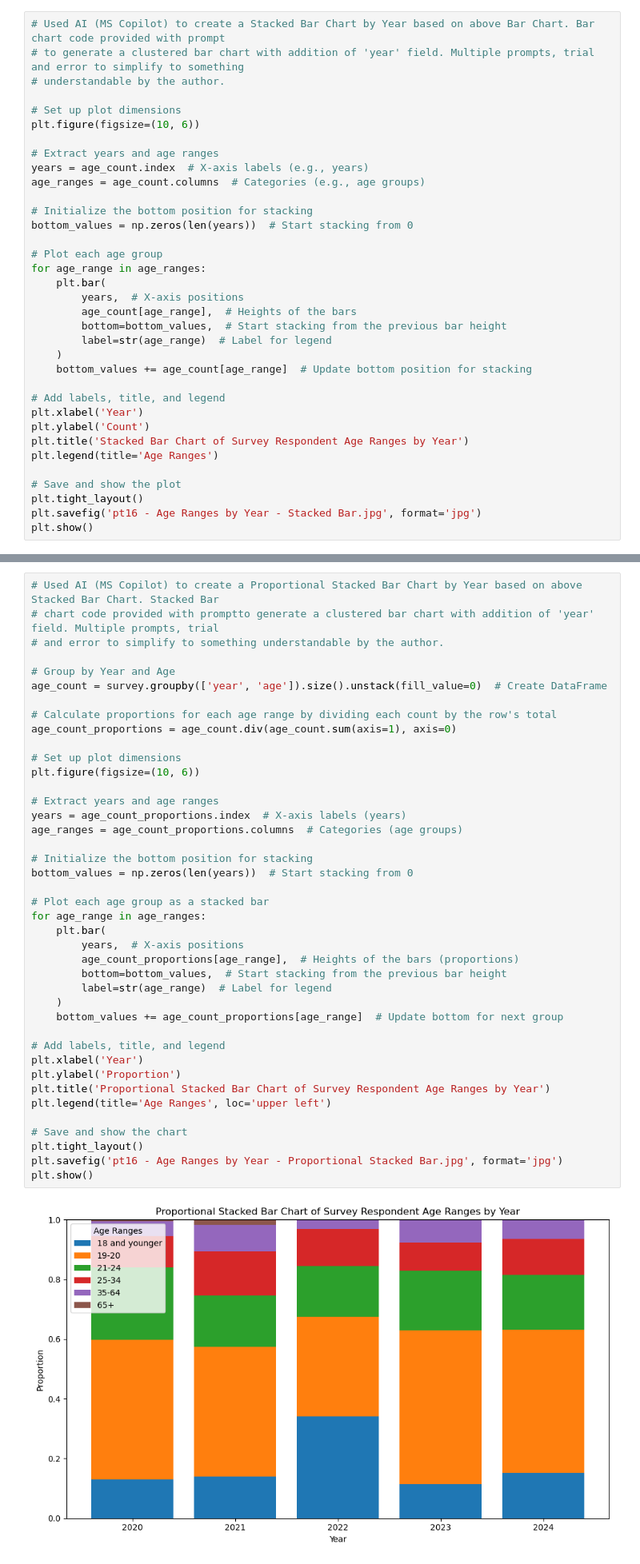
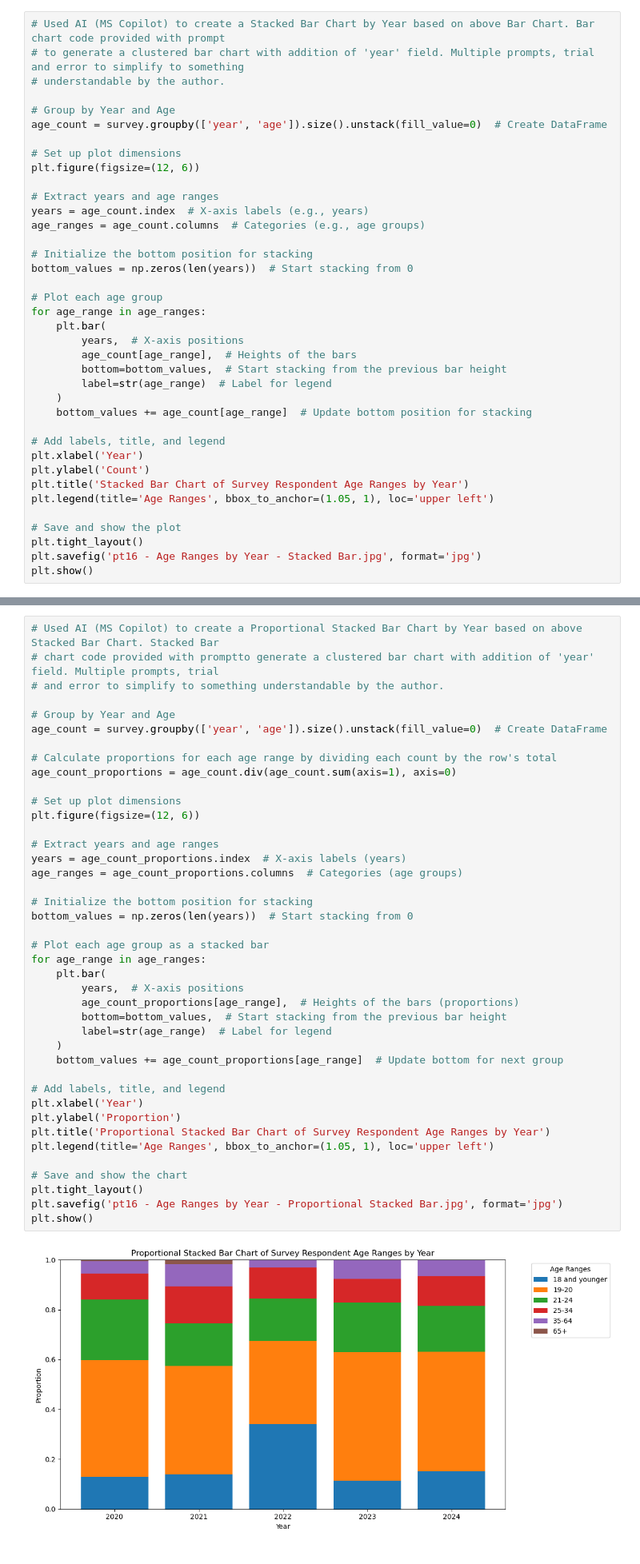
Before and after one commit to FredWagon/Project-1---College-Recruitment-Improvement-Study, a Jupyter notebook: survey.ipynb, the cells around one changed output, grey strips where cells are left out. Shown at 80% size. Drawn from its saved outputs; the diff is of its cells as text.

```diff
--- a/survey.ipynb
+++ b/survey.ipynb
@@ -1983,8 +1981,11 @@ plt.show()
 # to generate a clustered bar chart with addition of 'year' field. Multiple prompts, trial and error to simplify to something
 # understandable by the author.
 
+# Group by Year and Age
+age_count = survey.groupby(['year', 'age']).size().unstack(fill_value=0)  # Create DataFrame
+
 # Set up plot dimensions
-plt.figure(figsize=(10, 6))
+plt.figure(figsize=(12, 6))
 
 # Extract years and age ranges
 years = age_count.index  # X-axis labels (e.g., years)
@@ -2007,7 +2008,7 @@ for age_range in age_ranges:
 plt.xlabel('Year')
 plt.ylabel('Count')
 plt.title('Stacked Bar Chart of Survey Respondent Age Ranges by Year')
-plt.legend(title='Age Ranges')
+plt.legend(title='Age Ranges', bbox_to_anchor=(1.05, 1), loc='upper left')
 
 # Save and show the plot
 plt.tight_layout()
@@ -2029,37 +2030,37 @@ age_count = survey.groupby(['year', 'age']).size().unstack(fill_value=0)  # Crea
 age_count_proportions = age_count.div(age_count.sum(axis=1), axis=0)
 
 # Set up plot dimensions
-plt.figure(figsize=(10, 6))
+plt.figure(figsize=(12, 6))
 
 # Extract years and age ranges
 years = age_count_proportions.index  # X-axis labels (years)
 age_ranges = age_count_proportions.columns  # Categories (age groups)
 
 # Initialize the bottom position for stacking
 bottom_values = np.zeros(len(years))  # Start stacking from 0
 
 # Plot each age group as a stacked bar
 for age_range in age_ranges:
     plt.bar(
         years,  # X-axis positions
         age_count_proportions[age_range],  # Heights of the bars (proportions)
         bottom=bottom_values,  # Start stacking from the previous bar height
         label=str(age_range)  # Label for legend
     )
     bottom_values += age_count_proportions[age_range]  # Update bottom for next group
 
 # Add labels, title, and legend
 plt.xlabel('Year')
 plt.ylabel('Proportion')
 plt.title('Proportional Stacked Bar Chart of Survey Respondent Age Ranges by Year')
-plt.legend(title='Age Ranges', loc='upper left')
+plt.legend(title='Age Ranges', bbox_to_anchor=(1.05, 1), loc='upper left')
 
 # Save and show the chart
 plt.tight_layout()
 plt.savefig('pt16 - Age Ranges by Year - Proportional Stacked Bar.jpg', format='jpg')
 plt.show()
 # %% [output]
-[figure, old version]
+[figure, new version]
 # %% [markdown]
 #### Conclusions from Part 16: Data Analysis - What are the changes over time (2020-24) in age demographics?
 Some observations can be made:
```
Also changed, not shown: parts of 20 cells of this notebook.
